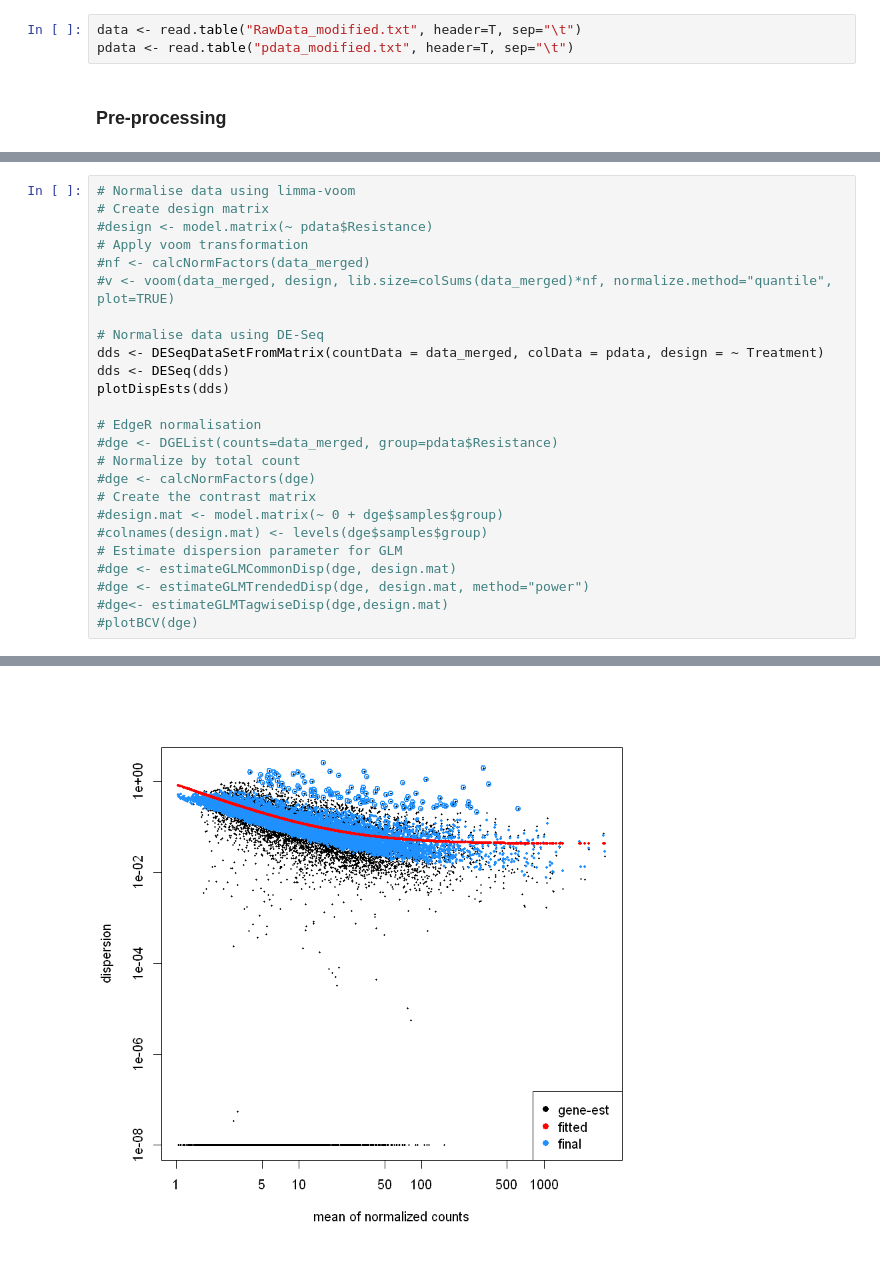
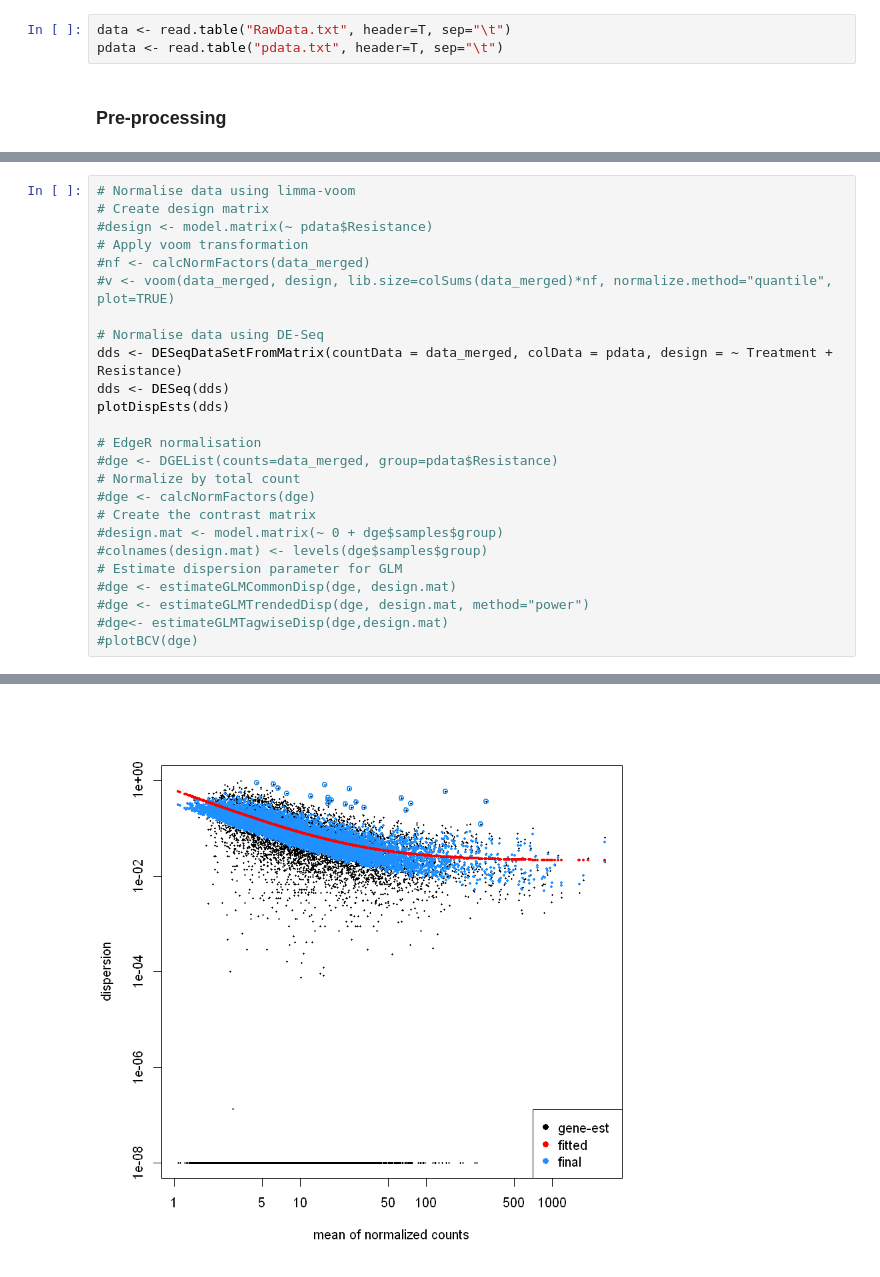
Before and after one commit to ajitjohnson/Jupyter-Notebooks, a Jupyter notebook: Mechanism of resistance to Lenalidomide in Lymphoma.ipynb, the cells around one changed output, grey strips where cells are left out. Drawn from its saved outputs; the diff is of its cells as text.

```diff
--- a/Mechanism of resistance to Lenalidomide in Lymphoma.ipynb
+++ b/Mechanism of resistance to Lenalidomide in Lymphoma.ipynb
@@ -22,8 +22,8 @@ setwd ("Z:/Ajit/wenchao data")
 # %% [markdown]
 ## Import data
 # %%
-data <- read.table("RawData_modified.txt", header=T, sep="\t")
-pdata <- read.table("pdata_modified.txt", header=T, sep="\t")
+data <- read.table("RawData.txt", header=T, sep="\t")
+pdata <- read.table("pdata.txt", header=T, sep="\t")
 # %% [markdown]
 ### Pre-processing
 # %%
@@ -55,32 +55,32 @@ SHA-1 hash of file is a0c6a4622daa5b3775f335059a29d6224d9f4032
 # Normalise data using limma-voom
 # Create design matrix
 #design <- model.matrix(~ pdata$Resistance)
 # Apply voom transformation
 #nf <- calcNormFactors(data_merged)
 #v <- voom(data_merged, design, lib.size=colSums(data_merged)*nf, normalize.method="quantile", plot=TRUE)
 
 # Normalise data using DE-Seq
-dds <- DESeqDataSetFromMatrix(countData = data_merged, colData = pdata, design = ~ Treatment)
+dds <- DESeqDataSetFromMatrix(countData = data_merged, colData = pdata, design = ~ Treatment + Resistance)
 dds <- DESeq(dds)
 plotDispEsts(dds)
 
 # EdgeR normalisation
 #dge <- DGEList(counts=data_merged, group=pdata$Resistance)
 # Normalize by total count
 #dge <- calcNormFactors(dge)
 # Create the contrast matrix
 #design.mat <- model.matrix(~ 0 + dge$samples$group)
 #colnames(design.mat) <- levels(dge$samples$group)
 # Estimate dispersion parameter for GLM
 #dge <- estimateGLMCommonDisp(dge, design.mat)
 #dge <- estimateGLMTrendedDisp(dge, design.mat, method="power")
 #dge<- estimateGLMTagwiseDisp(dge,design.mat)
 #plotBCV(dge)
 # %% [output]
 estimating size factors
 estimating dispersions
 gene-wise dispersion estimates
 mean-dispersion relationship
 final dispersion estimates
 fitting model and testing
-[figure, old version]
+[figure, new version]
```
Also changed, not shown: parts of 14 cells of this notebook.
